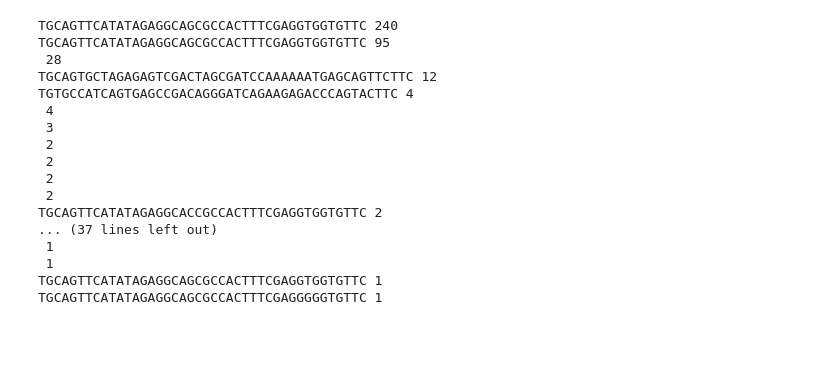
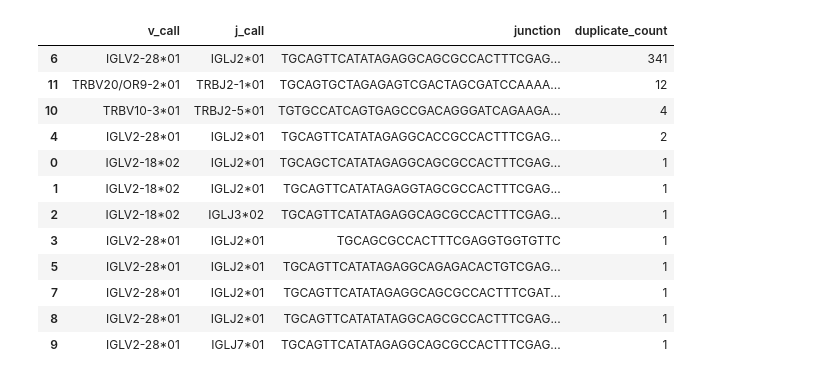
Before and after one commit to antigenomics/pyigmap-old, a Jupyter notebook: examples/correct.ipynb, the cells around one changed output. Drawn from its saved outputs; the diff is of its cells as text; code cells hidden in the pictures; blank space fills up the shorter version.

```diff
--- a/examples/correct.ipynb
+++ b/examples/correct.ipynb
@@ -105,31 +50,17 @@ aggregate_clonotypes(df)
-# %%
-class ClonotypeInfo:
-    def __init__(self, seq, v, j, count):
-        self.seq = seq
-        self.v = v
-        self.j = j
-        self.count = count
-        self.parent = None
-
-df = df.sort_values(by = 'duplicate_count', ascending = False)
-
-for index, row in df.iterrows():
-    print(row['junction'], row['duplicate_count'])
-# %% [output]
-TGCAGTTCATATAGAGGCAGCGCCACTTTCGAGGTGGTGTTC 240
-TGCAGTTCATATAGAGGCAGCGCCACTTTCGAGGTGGTGTTC 95
- 28
-TGCAGTGCTAGAGAGTCGACTAGCGATCCAAAAAATGAGCAGTTCTTC 12
-TGTGCCATCAGTGAGCCGACAGGGATCAGAAGAGACCCAGTACTTC 4
- 4
- 3
- 2
- 2
- 2
- 2
-TGCAGTTCATATAGAGGCACCGCCACTTTCGAGGTGGTGTTC 2
-... (37 lines left out)
- 1
- 1
-TGCAGTTCATATAGAGGCAGCGCCACTTTCGAGGTGGTGTTC 1
-TGCAGTTCATATAGAGGCAGCGCCACTTTCGAGGGGGTGTTC 1
+# %%
+clns = igmap.fetch_clonotypes(df)
+clns
+# %% [output]
+|  | v_call | j_call | junction | duplicate_count |
+| 6 | IGLV2-28*01 | IGLJ2*01 | TGCAGTTCATATAGAGGCAGCGCCACTTTCGAG... | 341 |
+| 11 | TRBV20/OR9-2*01 | TRBJ2-1*01 | TGCAGTGCTAGAGAGTCGACTAGCGATCCAAAA... | 12 |
+| 10 | TRBV10-3*01 | TRBJ2-5*01 | TGTGCCATCAGTGAGCCGACAGGGATCAGAAGA... | 4 |
+| 4 | IGLV2-28*01 | IGLJ2*01 | TGCAGTTCATATAGAGGCACCGCCACTTTCGAG... | 2 |
+| 0 | IGLV2-18*02 | IGLJ2*01 | TGCAGCTCATATAGAGGCAGCGCCACTTTCGAG... | 1 |
+| 1 | IGLV2-18*02 | IGLJ2*01 | TGCAGTTCATATAGAGGTAGCGCCACTTTCGAG... | 1 |
+| 2 | IGLV2-18*02 | IGLJ3*02 | TGCAGTTCATATAGAGGCAGCGCCACTTTCGAG... | 1 |
+| 3 | IGLV2-28*01 | IGLJ2*01 | TGCAGCGCCACTTTCGAGGTGGTGTTC | 1 |
+| 5 | IGLV2-28*01 | IGLJ2*01 | TGCAGTTCATATAGAGGCAGAGACACTGTCGAG... | 1 |
+| 7 | IGLV2-28*01 | IGLJ2*01 | TGCAGTTCATATAGAGGCAGCGCCACTTTCGAT... | 1 |
+| 8 | IGLV2-28*01 | IGLJ2*01 | TGCAGTTCATATATAGGCAGCGCCACTTTCGAG... | 1 |
+| 9 | IGLV2-28*01 | IGLJ7*01 | TGCAGTTCATATAGAGGCAGCGCCACTTTCGAG... | 1 |
```
Also changed, not shown: parts of 6 cells of this notebook, 2 other files.
